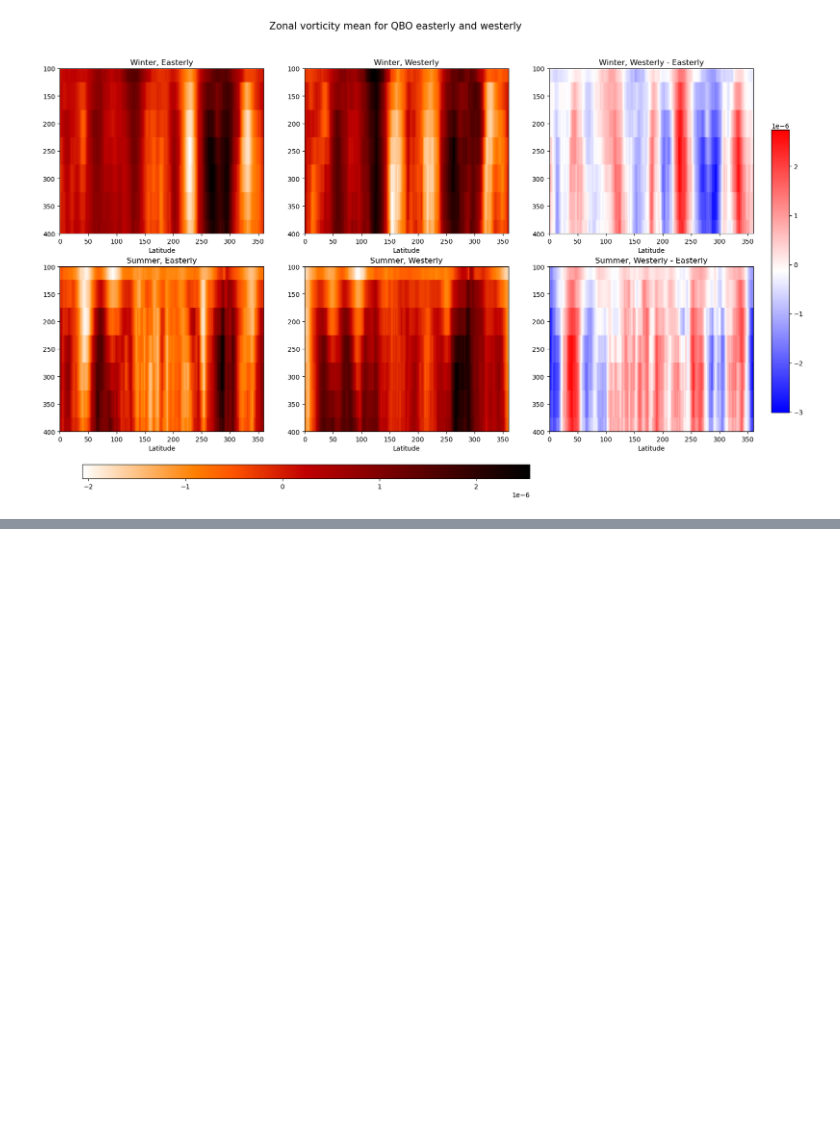
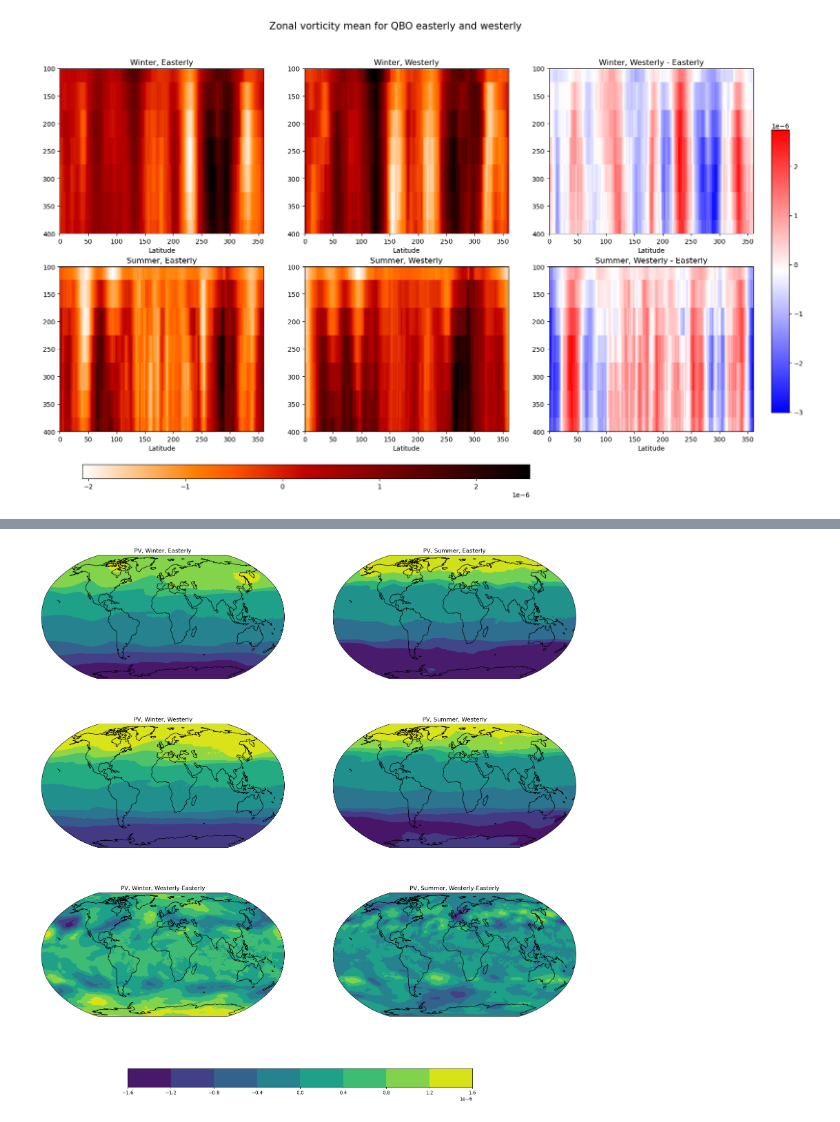
Before and after one commit to Wend3620/QBOanalysis, a Jupyter notebook: vor.ipynb, the cells around one changed output, grey strips where cells are left out. Drawn from its saved outputs; the diff is of its cells as text; code cells hidden in the pictures; blank space fills up the shorter version.

```diff
--- a/vor.ipynb
+++ b/vor.ipynb
@@ -246,0 +303,73 @@ Text(0.5, 0.98, 'Zonal vorticity mean for QBO easterly and westerly')
+# %%
+Pv = vor.pv
+winterE = []
+winterW = []
+summerE = []
+summerW = []
+for year in Pv.time.values:
+    if str(year)[:7] in DJFn:
+        winterE.append(Pv.sel(time = year))
+    if str(year)[:7] in DJFp:
+        winterW.append(Pv.sel(time = year))
+    if str(year)[:7] in JJAn:
+        summerE.append(Pv.sel(time = year))
+    if str(year)[:7] in JJAp:
+        summerW.append(Pv.sel(time = year))
+
+pvWE = xr.concat(winterE, dim="time").sel(pressure = 200).mean("time")
+pvWW = xr.concat(winterW, dim="time").sel(pressure = 200).mean("time")
+
+pvSE = xr.concat(summerE, dim="time").sel(pressure = 200).mean("time")
+pvSW = xr.concat(summerW, dim="time").sel(pressure = 200).mean("time")
+
+pvWdiff = pvWW - pvWE
+pvSdiff = pvSW - pvSE
+
+fig, axes = plt.subplots(3,2, figsize = (20, 18), subplot_kw={"projection": ccrs.Robinson()})
+
+axes[0,0].add_feature(cfeature.LAND, facecolor='0.8')
+countries=cfeature.NaturalEarthFeature(category="cultural", scale="110m",
+                                    facecolor="none", name="admin_0_boundary_lines_land")
+axes[0,0].coastlines(color='k')
+axes[0,0].contourf(pvWE.lon, pvWE.lat, pvWE.values, transform = ccrs.PlateCarree())
+axes[0,0].set_title("PV, Winter, Easterly")
+
+axes[1,0].add_feature(cfeature.LAND, facecolor='0.8')
+countries=cfeature.NaturalEarthFeature(category="cultural", scale="110m",
+                                    facecolor="none", name="admin_0_boundary_lines_land")
+axes[1,0].coastlines(color='k')
+axes[1,0].contourf(pvWW.lon, pvWW.lat, pvWW.values, transform = ccrs.PlateCarree())
+axes[1,0].set_title("PV, Winter, Westerly")
+
+axes[2,0].add_feature(cfeature.LAND, facecolor='0.8')
+countries=cfeature.NaturalEarthFeature(category="cultural", scale="110m",
+                                    facecolor="none", name="admin_0_boundary_lines_land")
+axes[2,0].coastlines(color='k')
+axes[2,0].contourf(pvWdiff.lon, pvWdiff.lat, pvWdiff.values, transform = ccrs.PlateCarree())
+axes[2,0].set_title("PV, Winter, Westerly-Easterly")
+
+axes[0,1].add_feature(cfeature.LAND, facecolor='0.8')
+countries=cfeature.NaturalEarthFeature(category="cultural", scale="110m",
+                                    facecolor="none", name="admin_0_boundary_lines_land")
+axes[0,1].coastlines(color='k')
+axes[0,1].contourf(pvSE.lon, pvSE.lat, pvSE.values, transform = ccrs.PlateCarree())
+axes[0,1].set_title("PV, Summer, Easterly")
+
+axes[1,1].add_feature(cfeature.LAND, facecolor='0.8')
+countries=cfeature.NaturalEarthFeature(category="cultural", scale="110m",
+                                    facecolor="none", name="admin_0_boundary_lines_land")
+axes[1,1].coastlines(color='k')
+axes[1,1].contourf(pvSW.lon, pvSW.lat, pvSW.values, transform = ccrs.PlateCarree())
+axes[1,1].set_title("PV, Summer, Westerly")
+
+axes[2,1].add_feature(cfeature.LAND, facecolor='0.8')
+countries=cfeature.NaturalEarthFeature(category="cultural", scale="110m",
+                                    facecolor="none", name="admin_0_boundary_lines_land")
+axes[2,1].coastlines(color='k')
+cs1 = axes[2,1].contourf(pvSdiff.lon, pvSdiff.lat, pvSdiff.values, transform = ccrs.PlateCarree())
+axes[2,1].set_title("PV, Summer, Westerly-Easterly")
+
+cbar_ax = fig.add_axes([0.25, 0.01, 0.5, 0.03])
+clb=plt.colorbar(cs1,orientation='horizontal', cax=cbar_ax)
+# %% [output]
+[figure, added]
```
Also changed, not shown: parts of 2 cells of this notebook.
